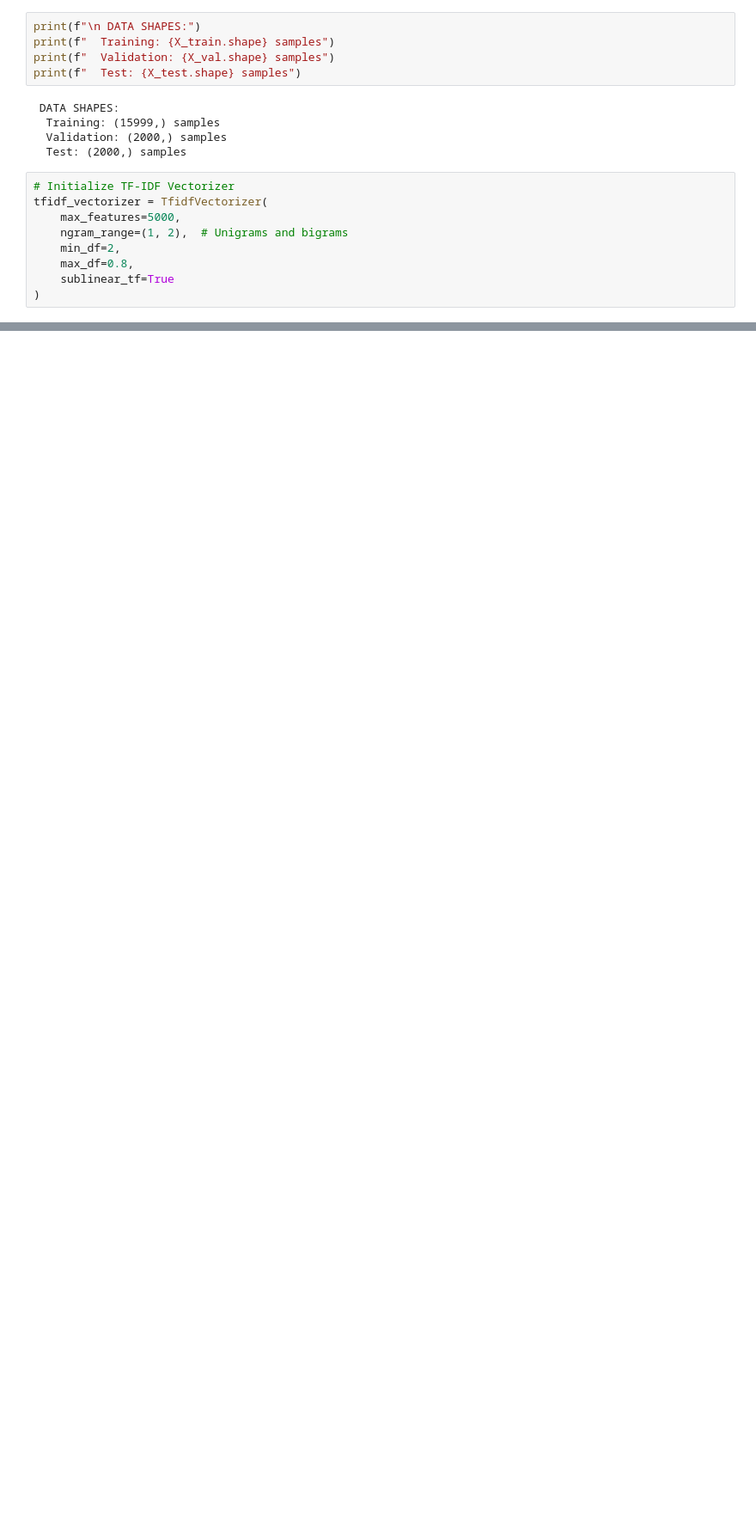
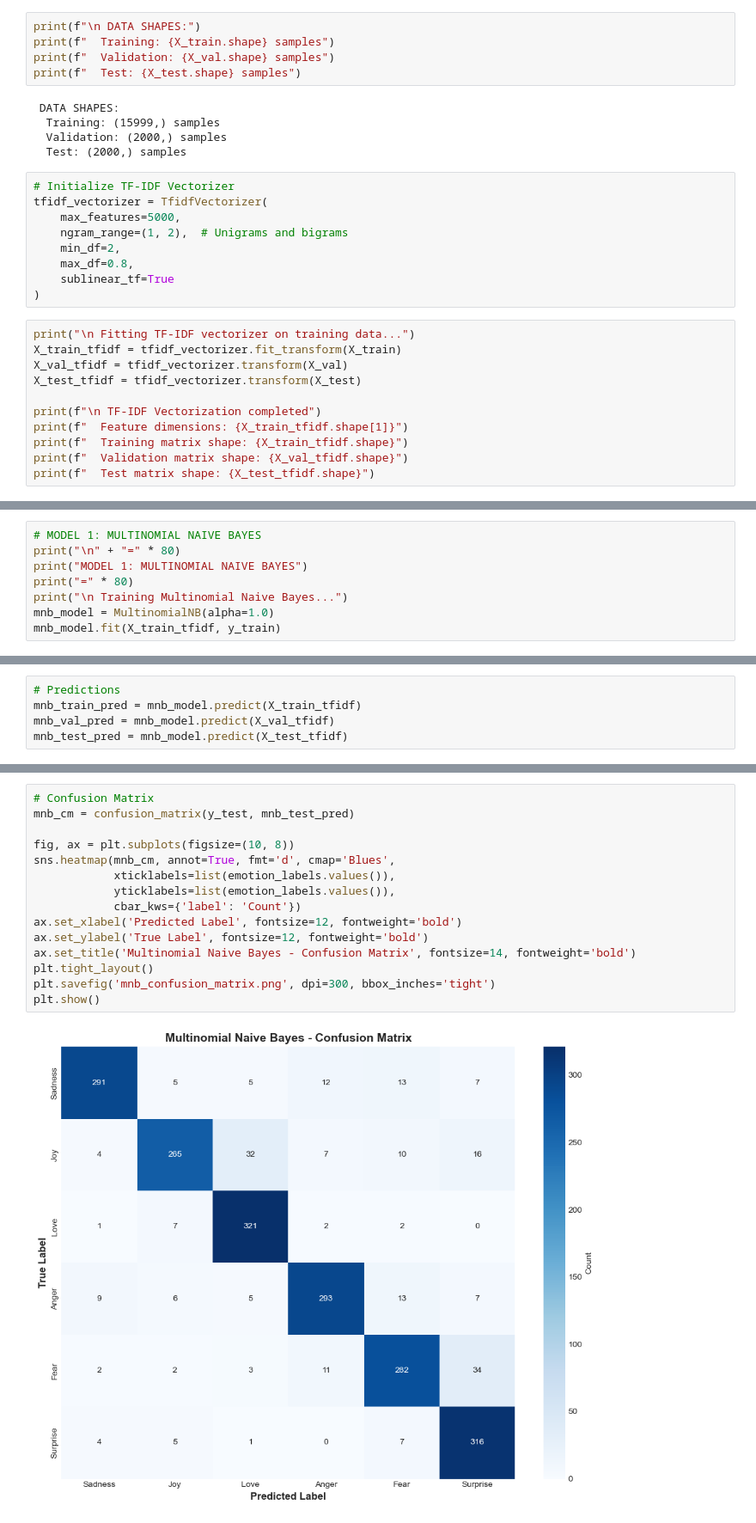
Before and after one commit to sk-koirala/Emotion_Text_Classification, a Jupyter notebook: Emotion_Text_Classification.ipynb, the cells around one changed output, grey strips where cells are left out. Shown at 86% size. Cells and saved outputs as stored; diff of their text form; blank space fills up the shorter version.

```diff
--- a/Emotion_Text_Classificatoin.ipynb
+++ b/Emotion_Text_Classification.ipynb
@@ -736,3 +736,14 @@ tfidf_vectorizer = TfidfVectorizer(
     max_df=0.8,
     sublinear_tf=True
 )
+# %%
+print("\n Fitting TF-IDF vectorizer on training data...")
+X_train_tfidf = tfidf_vectorizer.fit_transform(X_train)
+X_val_tfidf = tfidf_vectorizer.transform(X_val)
+X_test_tfidf = tfidf_vectorizer.transform(X_test)
+
+print(f"\n TF-IDF Vectorization completed")
+print(f"  Feature dimensions: {X_train_tfidf.shape[1]}")
+print(f"  Training matrix shape: {X_train_tfidf.shape}")
+print(f"  Validation matrix shape: {X_val_tfidf.shape}")
+print(f"  Test matrix shape: {X_test_tfidf.shape}")
@@ -738,0 +758,8 @@ tfidf_vectorizer = TfidfVectorizer(
+# %%
+# MODEL 1: MULTINOMIAL NAIVE BAYES
+print("\n" + "=" * 80)
+print("MODEL 1: MULTINOMIAL NAIVE BAYES")
+print("=" * 80)
+print("\n Training Multinomial Naive Bayes...")
+mnb_model = MultinomialNB(alpha=1.0)
+mnb_model.fit(X_train_tfidf, y_train)
@@ -738,0 +773,5 @@ tfidf_vectorizer = TfidfVectorizer(
+# %%
+# Predictions
+mnb_train_pred = mnb_model.predict(X_train_tfidf)
+mnb_val_pred = mnb_model.predict(X_val_tfidf)
+mnb_test_pred = mnb_model.predict(X_test_tfidf)
@@ -738,0 +936,17 @@ tfidf_vectorizer = TfidfVectorizer(
+# %%
+# Confusion Matrix
+mnb_cm = confusion_matrix(y_test, mnb_test_pred)
+
+fig, ax = plt.subplots(figsize=(10, 8))
+sns.heatmap(mnb_cm, annot=True, fmt='d', cmap='Blues',
+            xticklabels=list(emotion_labels.values()),
+            yticklabels=list(emotion_labels.values()),
+            cbar_kws={'label': 'Count'})
+ax.set_xlabel('Predicted Label', fontsize=12, fontweight='bold')
+ax.set_ylabel('True Label', fontsize=12, fontweight='bold')
+ax.set_title('Multinomial Naive Bayes - Confusion Matrix', fontsize=14, fontweight='bold')
+plt.tight_layout()
+plt.savefig('mnb_confusion_matrix.png', dpi=300, bbox_inches='tight')
+plt.show()
+# %% [output]
+[figure, added]
```
Also changed, not shown: parts of 9 cells of this notebook.
